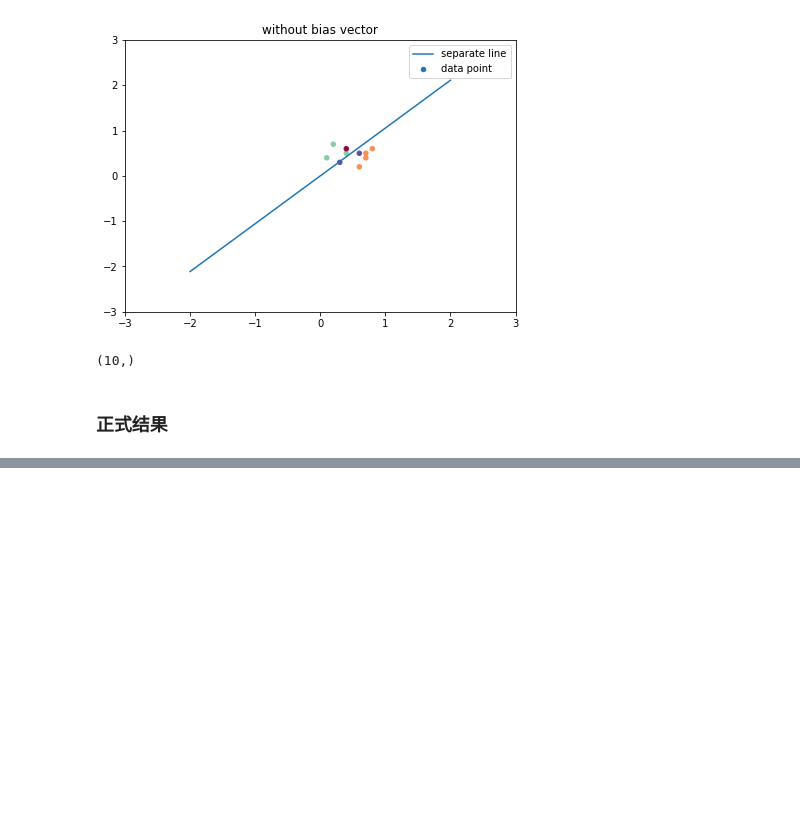
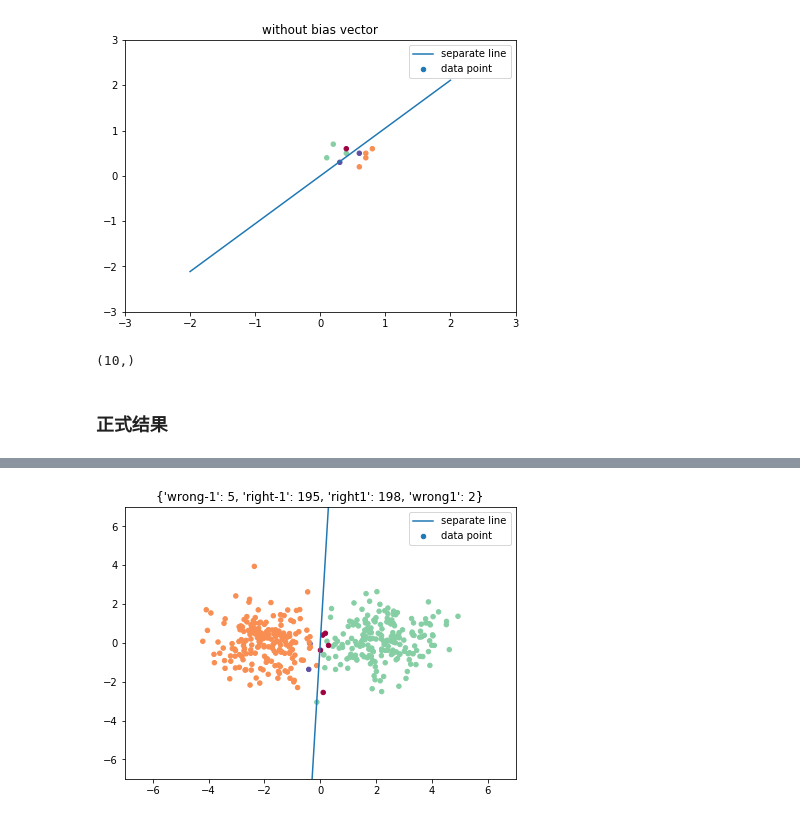
Before and after one commit to easilylazy/pattern-recognition, a Jupyter notebook: linear/linear_regression.ipynb, the cells around one changed output, grey strips where cells are left out. Saved outputs shown, nothing was run; the diff lists cells and outputs as text; code cells hidden in the pictures; blank space fills up the shorter version.

```diff
--- a/linear/linear_regression.ipynb
+++ b/linear/linear_regression.ipynb
@@ -416,0 +404,38 @@ array([-1., -1., -1., -1., -1., -1., -1., -1., -1., -1.])
+# %%
+## 求梯度
+def gradientE(X,y,w):
+    Xt=np.transpose(X)
+    return (np.dot(np.dot(Xt,X),w)-np.dot(Xt,y))/Xt.shape[0]
+## 通过梯度下降求取w
+def GD_yield(X,y,results=5,epoch=1000,learning_rate=0.1):
+    """
+    Args:
+        X (numpy.ndarray): 维度[N,d]
+        y (numpy.ndarray): 维度[N,]或[N,1]
+        results (int):如果没有最优，打印倒数results个数的结果
+        epoch (int):最多允许进行的循环次数
+    Yields:
+        w (numpy.ndarray):维度[N,],当yieldW=True时
+    """
+    N=X.shape[0]
+    d=X.shape[1]
+    y=y.reshape([N,1])
+    # init w
+    w=np.zeros([d,1])
+    for i in range(epoch):
+        gradient=gradientE(X,y,w)
+        if abs(gradient.max())<1e-6:
+            print('in {0:d} epoch, achieve optimal w'.format(i))
+            break
+        w=w-learning_rate*gradient
+        yield w.reshape(d)
+        if i>epoch-results:
+            print('in {0:d} epoch, \nw={1:},\ngradient={2:}'.format(i,w,gradient))
+    yield w.reshape(d)
+# %%
+X,Y=GenerateData(mu=2,d=2,N=200)
+for W in GD_yield(X,Y,epoch=1000,results=10,learning_rate=0.001):
+    labelY,label=labelError(W,X,Y)
+    live_plot(X,labelY,W,lims=(7,7),bias=False,clear=True,title=str(label))
+# %% [output]
+[figure, added]
```
Also changed, not shown: parts of 11 cells of this notebook, 2 other files.
